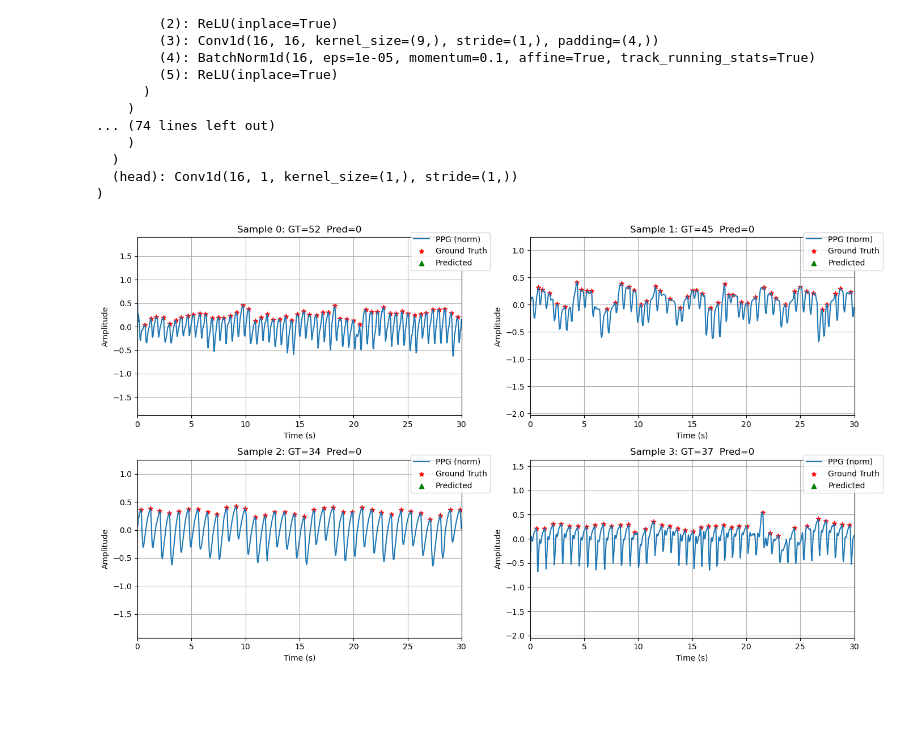
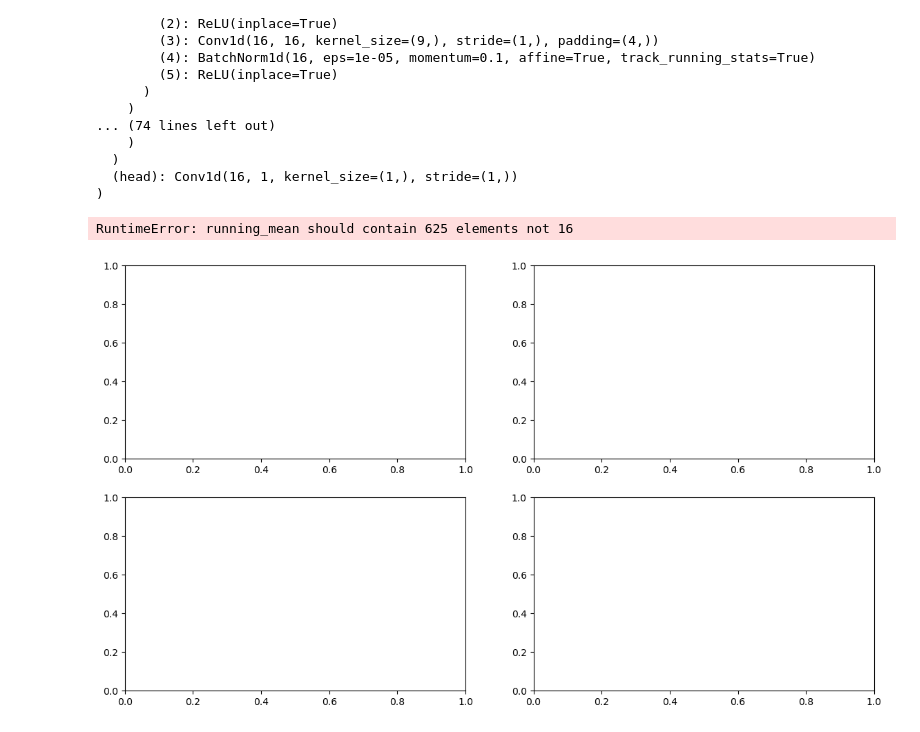
Before and after one commit to ShayanRiyaz/Heart_Rhythm_Analysis, a Jupyter notebook: notebooks/step_2_ppg_peak_detection_no_gt.ipynb, the cells around one changed output. Cells and saved outputs as stored; diff of their text form; code cells hidden in the pictures; blank space fills up the shorter version.

```diff
--- a/notebooks/step_2_ppg_peak_detection_no_gt.ipynb
+++ b/notebooks/step_2_ppg_peak_detection_no_gt.ipynb
@@ -241,12 +264,12 @@ Estimated Total Size (MB): 5.35
 bSaveCheckPoint = True
 # ─── Config ────────────────────────────────────────────────────────────────
 MODEL_NUM = "conv1dnet_d0.1"
-CKPT_DIR     = f"../trained_model/checkpoints/{MODEL_NUM}/"
+CKPT_DIR     = f"../trained_model/checkpoints/{MODEL_NUM}_winlen{WIN_LEN}/"
 if not os.path.exists(CKPT_DIR):
     os.mkdir(CKPT_DIR)
 CKPT_PATTERN = os.path.join(CKPT_DIR, f"ckpt_epoch_{MODEL_NUM}_*.pth")
 SAVE_EVERY   = 5         # save every N epochs
-RESUME       = False       # flip to False if you never want to resume
+RESUME       = True       # flip to False if you never want to resume
 device       = "mps" if torch.backends.mps.is_available() else "cpu"
 
 # ─── Helper: find latest checkpoint ────────────────────────────────────────
@@ -284,4 +324,5 @@ start_epoch
 # %%
+from sklearn.metrics import f1_score
 RL_START_EPOCH      = 10   # don’t do any RL until after epoch 5
 RL_CALL_EPOCH_FREQ  = 3    # once you’ve started, run RL only once every 3 epochs
 
@@ -290,6 +331,8 @@ all_val_loss = []
 all_rl_loss = []
 all_avg_rewards = []
 
+
+f1_score_vec = []
 positions = torch.arange(L, device=device, dtype=torch.float32) / FS
 # ----------------------------- training ----------------------------------
 # plt.figure()
@@ -321,7 +364,7 @@ for epoch in range(start_epoch, EPOCHS+1):
             dist = torch.distributions.Bernoulli(probs)
             actions = dist.sample()
 
-            rewards = compute_reward(actions,positions, fs=FS,window_sec=WINDOW_SEC,max_bpm = MAX_BPM,
+            rewards = compute_reward(actions,positions, fs=config.FS,window_sec=config.WIN_SEC,max_bpm = MAX_BPM,
                    min_rr=MIN_RR, max_rr=MAX_RR,max_interval=MAX_INTERVAL)
 
             # --- build the RL loss ----------------------------------------
@@ -352,6 +395,8 @@ for epoch in range(start_epoch, EPOCHS+1):
     all_avg_rewards.append(avg_reward)
 
     # ───────────────── validation ─────────────────────────────────────
+    all_preds = []
+    all_targets = []
     model.eval()
     with torch.no_grad():
         for xb, yb,_,_ in tqdm(val_loader, desc=f'Val \t| Epoch {epoch}/{EPOCHS}'):
@@ -362,6 +407,19 @@ for epoch in range(start_epoch, EPOCHS+1):
             if torch.isnan(validation_loss): raise ValueError('NaN loss')
             cumulative_val_loss += validation_loss.item() * xb.size(0)
 
+                    # Binarize outputs using sigmoid + threshold
+            probs = torch.sigmoid(logits)
+            preds = (probs > 0.5).long().cpu().numpy()     # shape (B, win_len)
+            targets = yb.long().cpu().numpy()              # shape (B, win_len)
+
+            all_preds.append(preds)
+            all_targets.append(targets)
+    # Flatten everything
+    all_preds = np.concatenate(all_preds, axis=None)
+    all_targets = np.concatenate(all_targets, axis=None)
+
+    f1 = f1_score(all_targets, all_preds)
+    f1_score_vec.append(f1)
     mean_val = cumulative_val_loss / (len(val_loader.dataset))
 
     # ───────────────── bookkeeping ────────────────────────────────────
@@ -374,6 +432,7 @@ for epoch in range(start_epoch, EPOCHS+1):
 
 
     print(f"Epoch {epoch:02d} | "
+          f"F1 Validaiton: {f1*100:.2f} | "
           f"train = {mean_train:.4f}  | "
           f"val = {mean_val:.4f} | "
           f"beta = {beta:.4f} | "
@@ -449,16 +514,16 @@ print('Checkpoint saved.')
 Checkpoint saved.
 # %%
 FOLDER_PATH = 'length_full'
-TEST_PATH = os.path.join('../data','development_dataset',FOLDER_PATH,'test_datasett.h5')  # update if your file lives elsewhere
+TEST_PATH = os.path.join('../data','development_dataset',FOLDER_PATH,'test_dataset.h5')  # update if your file lives elsewhere
 
-CKPT     = os.path.join('../trained_model/checkpoints/conv1dnet_d0.1/ckpt_epoch_conv1dnet_d0.1_105.pth')
+CKPT = ckpt_path
 # if not os.path.exists(TEST_LOADER_PATH):
 test_ds = PPGWindow(TEST_PATH)
 torch.save(test_ds,TEST_LOADER_PATH)
 # else:
     # test_ds = torch.load(TEST_LOADER_PATH,weights_only=False)
 
-test_loader = DataLoader(test_ds, batch_size=BATCH, shuffle=True, num_workers=0, pin_memory=False)
+test_loader = DataLoader(test_ds, batch_size=config.BATCH, shuffle=True, num_workers=0, pin_memory=False,collate_fn=custom_collate)
 
 # ------------ load the trained model -------------------------------------
 model  = UNet1D().to(device)
@@ -484,7 +549,7 @@ UNet1D(
   (head): Conv1d(16, 1, kernel_size=(1,), stride=(1,))
 )
 # %%
-THRESH   = 0.8        # probability cut‑off for “peak”
+THRESH   = 0.9        # probability cut‑off for “peak”
 xb, yb, orig,_ = next(iter(test_loader))     # xb: (B,1,L), yb: (B,L), orig:(B,1,L)
 xb, yb, orig = xb.to(device), yb.to(device), orig  # orig can stay on CPU
 
@@ -501,43 +566,45 @@ fig, axes = plt.subplots(rows, cols, figsize=(cols*7, rows*4), squeeze=False)
 
 for i in range(n_plot):
     ax = axes[i//cols][i%cols]
-    original_window = orig[i,0].numpy()   # shape (L,)
+    original_window = orig[i][0].numpy()   # shape (L,)
     original_window = -original_window
 
     window_norm = xb[i,0].cpu().numpy()   # shape (L,)
     window_norm = -window_norm
 
     inp  = xb[i:i+1].to(device)            # shape (1,1,L)
     with torch.no_grad():
-        prob = torch.sigmoid(model(inp))[0]  # shape (L,)
-    prob_np    = prob.cpu().numpy()
+        logits = model(model(inp))
+        prob = torch.sigmoid(logits)[0]  # shape (L,)
+        prob_np    = prob.cpu().numpy()
     peaks_pred = np.where(prob_np > THRESH)[0]
 
     # 4) ground‑truth peaks from yb
     gt_peaks = np.where(yb_cpu[i] > 0)[0]
     # 5) now plot
     ax.plot(t, window_norm,label='PPG (norm)', linestyle='-')
     ax.scatter(t[gt_peaks], window_norm[gt_peaks],
                c='r', marker='*', label='Ground Truth')
     ax.scatter(t[peaks_pred], window_norm[peaks_pred],
                c='g', marker='^', label='Predicted')
 
 
     ax.set_title(f"Sample {i}: GT={len(gt_peaks)}  Pred={len(peaks_pred)}")
     ax.set_xlim(0, WIN_SEC)
     ax.set_ylim(np.min(window_norm)*3, np.max(window_norm)*3)
     ax.set_xlabel("Time (s)")
     ax.set_ylabel("Amplitude")
     ax.legend(loc='upper right',bbox_to_anchor=(1.1, 1.05))
     ax.grid()
 
 
     # ax1.hist(np.diff(t[peaks_pred]))
 
 plt.tight_layout()
 plt.show()
 # %% [output]
+RuntimeError: running_mean should contain 625 elements not 16
-[figure, old version]
+[figure, new version]
 # %%
 
 print('Ground Truth Peak Positions: \t', gt_peaks)
```
Also changed, not shown: parts of 13 cells of this notebook, 7 other files.
